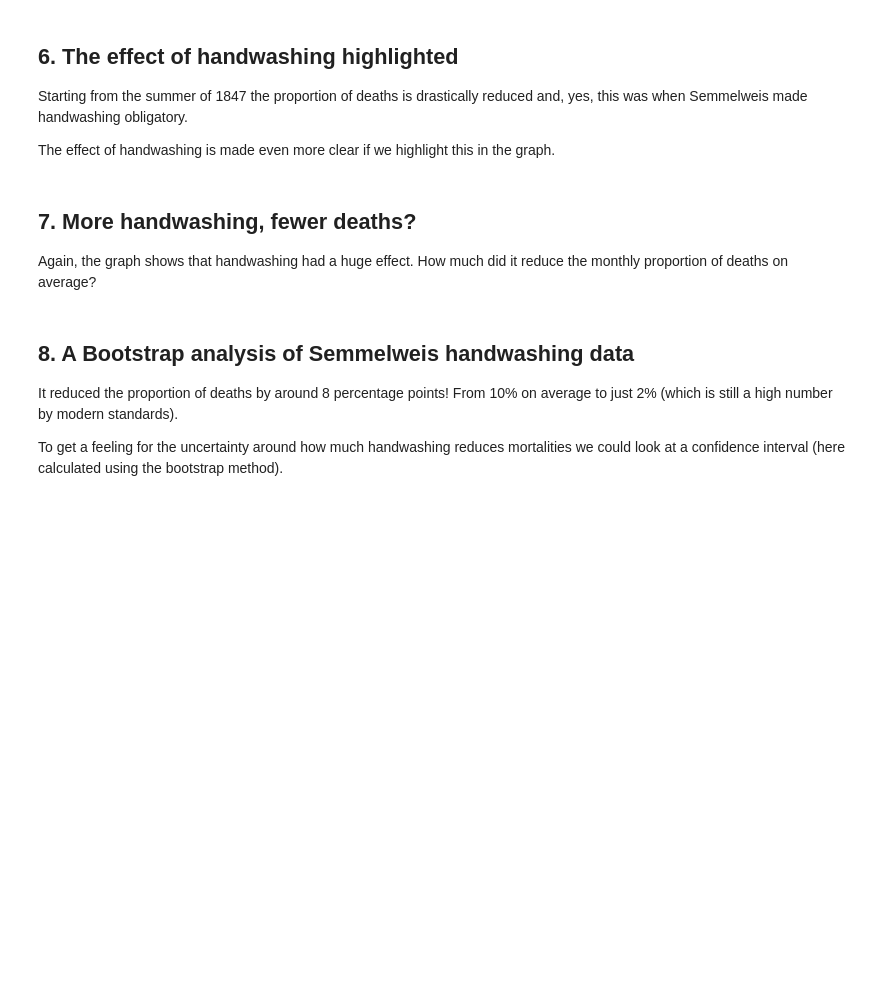
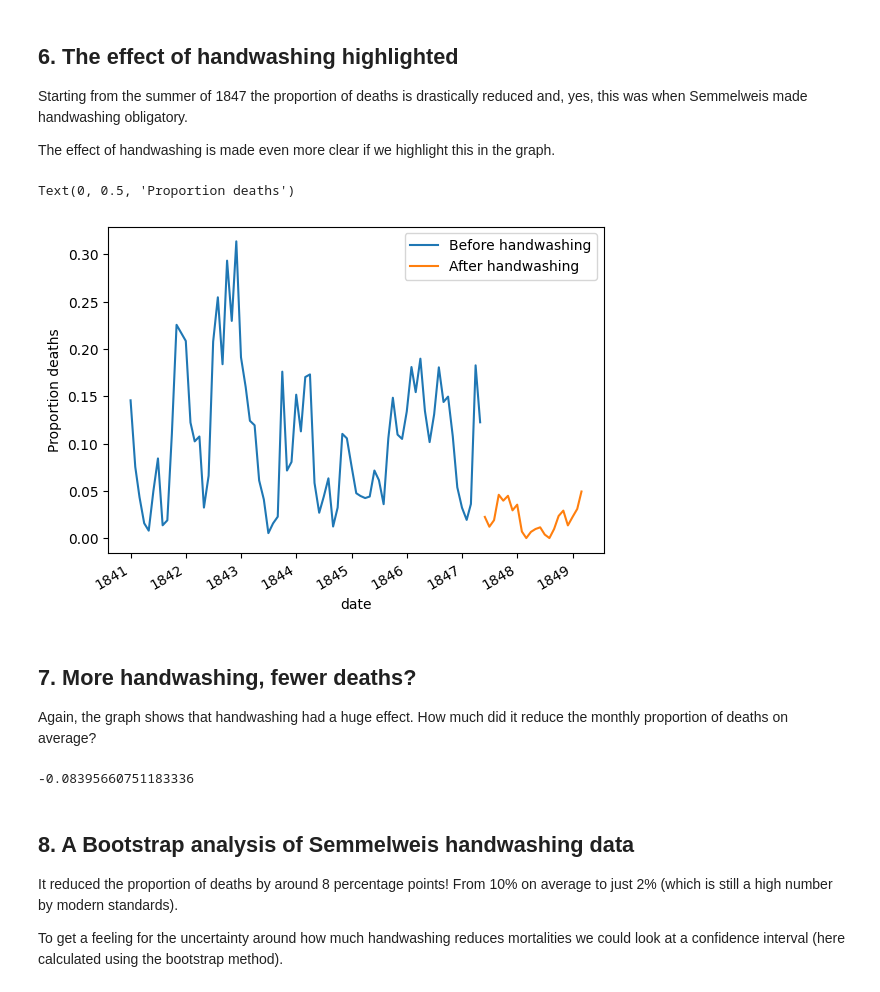
Before and after one commit to safafr/project-data-analysis, a Jupyter notebook: notebook.ipynb, the cells around one changed output. Cells and saved outputs as stored; diff of their text form; code cells hidden in the pictures; blank space fills up the shorter version.

```diff
--- a/notebook.ipynb
+++ b/notebook.ipynb
@@ -74,6 +131,6 @@ KeyError: 'year'
 # %%
 # Read datasets/monthly_deaths.csv into monthly
-monthly =pd.read_csv("datasets/monthly_deaths.csv",parse_dates=["date"])
+monthly =pd.read_csv("Data/monthly_deaths.csv",parse_dates=["date"])
 
 # Calculate proportion of deaths per no. births
 monthly["proportion_deaths"]=monthly.deaths.divide(monthly.births)
@@ -95,18 +160,21 @@ ad.set_ylabel('proportion deaths')
 <p>Starting from the summer of 1847 the proportion of deaths is drastically reduced and, yes, this was when Semmelweis made handwashing obligatory. </p>
 <p>The effect of handwashing is made even more clear if we highlight this in the graph.</p>
 # %%
-# Date when handwashing was made mandatory
+
 handwashing_start = pd.to_datetime('1847-06-01')
 
 # Split monthly into before and after handwashing_start
-before_washing = monthly[monthly["date"]<handwashing_start]
-after_washing = monthly[monthly["date"]>=handwashing_start]
+before_washing = monthly[monthly.date < handwashing_start]
+after_washing = monthly[monthly.date >= handwashing_start]
 
 # Plot monthly proportion of deaths before and after handwashing
-ad= before_washing.plot(d='date', p='propotion_deaths', label='before_handwashing')
-after_washing.plot(d="date",p='propotion_deaths',label="after_washing",ad=ad)
-ad.set_ylabel('Proportion deaths')
+ax = before_washing.plot(x='date', y='proportion_deaths', label='Before handwashing')
+after_washing.plot(x='date', y='proportion_deaths', label='After handwashing', ax=ax)
+ax.set_ylabel('Proportion deaths')
 # ... YOUR CODE FOR TASK 6 ...
+# %% [output]
+Text(0, 0.5, 'Proportion deaths')
+[figure, added]
 # %% [markdown]
 ## 7. More handwashing, fewer deaths?
 <p>Again, the graph shows that handwashing had a huge effect. How much did it reduce the monthly proportion of deaths on average?</p>
@@ -116,6 +184,8 @@ before_proportion = before_washing["proportion_deaths"]
 after_proportion = after_washing["proportion_deaths"]
 mean_diff = after_proportion.mean() - before_proportion.mean()
 mean_diff
+# %% [output]
+-0.08395660751183336
 # %% [markdown]
 ## 8. A Bootstrap analysis of Semmelweis handwashing data
 <p>It reduced the proportion of deaths by around 8 percentage points! From 10% on average to just 2% (which is still a high number by modern standards). </p>
```
Also changed, not shown: parts of 10 cells of this notebook, 4 other files.
